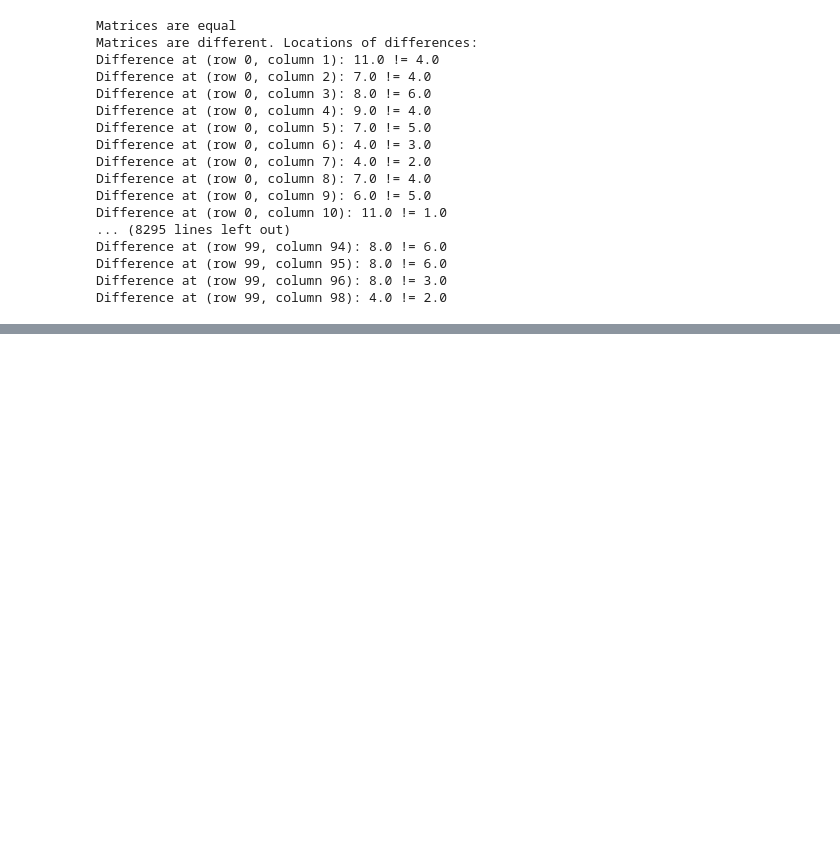
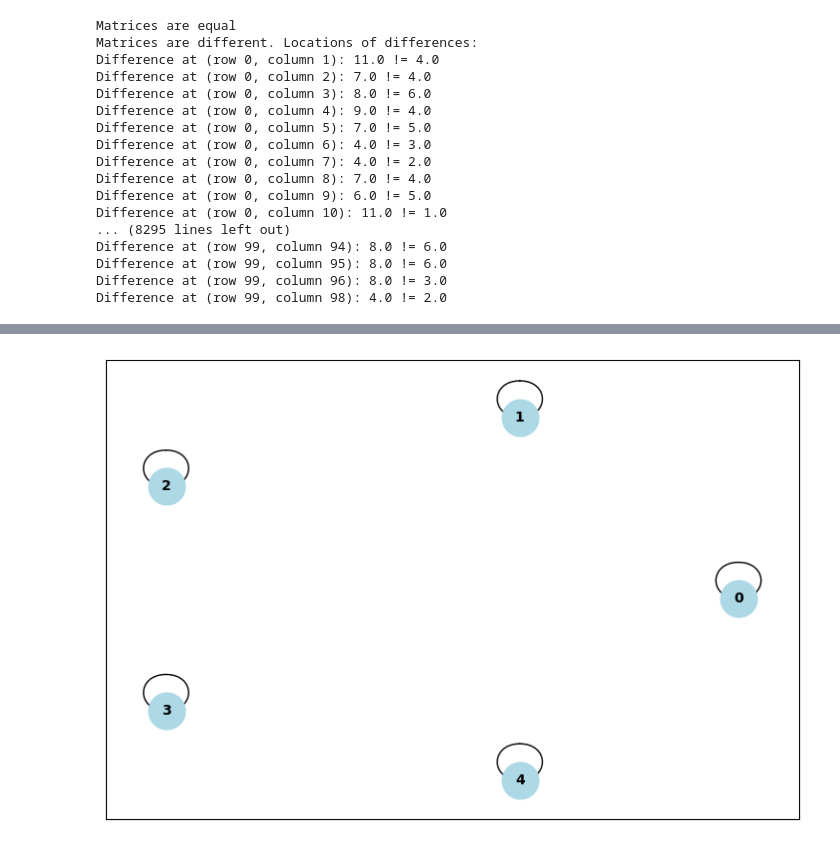
Before and after one commit to omardtl24/DALGO_ISIS1105, a Jupyter notebook: Tareas/Tarea04_Grafos.ipynb, the cells around one changed output, grey strips where cells are left out. Saved outputs shown, nothing was run; the diff lists cells and outputs as text; code cells hidden in the pictures; blank space fills up the shorter version.

```diff
--- a/Tareas/Tarea04_Grafos.ipynb
+++ b/Tareas/Tarea04_Grafos.ipynb
@@ -348,0 +404,5 @@ De ese modo, podemos organizar los tiempos de ejecución en microsegundos en la
+# %%
+edges = read_edge_list_from_file('Java Projects\GraphsImplementations\data\componentsIsolated.txt')
+plot_graph(edges,directed=False,weighted=False)
+# %% [output]
+[figure, added]
```
Also changed, not shown: parts of 14 cells of this notebook, 11 other files.
